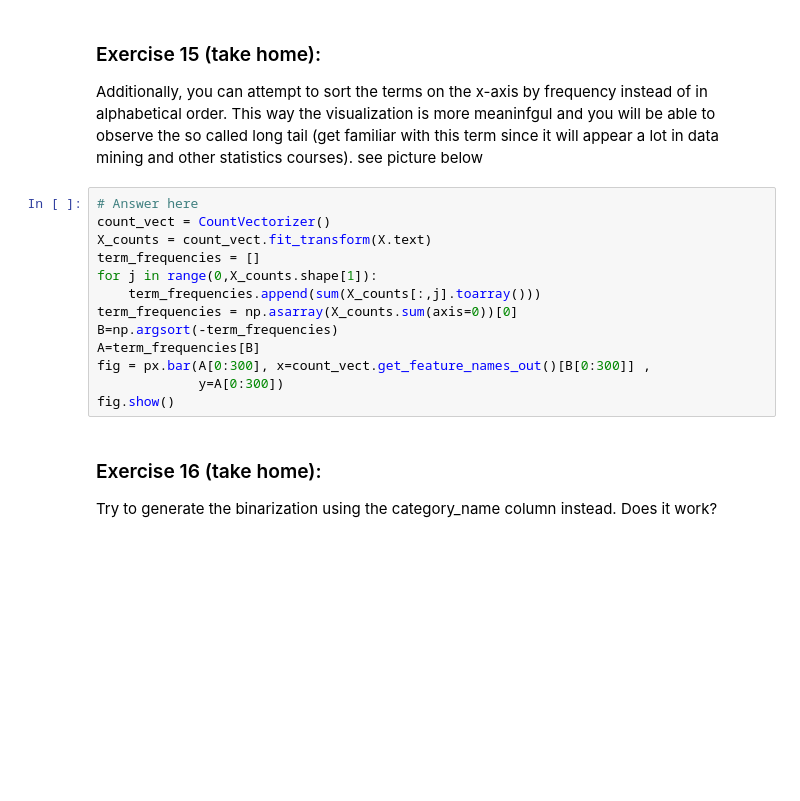
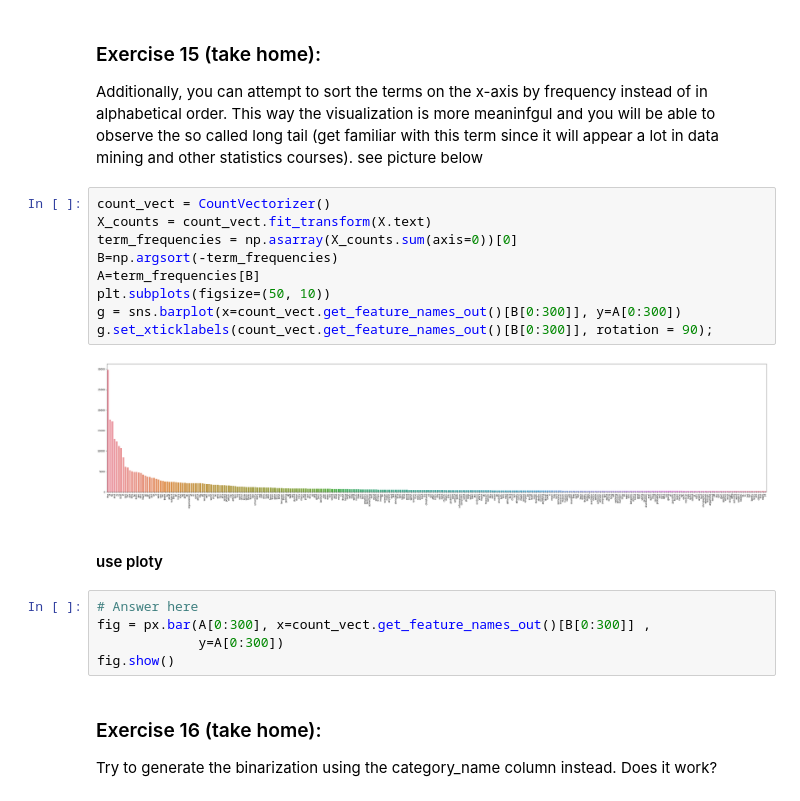
Before and after one commit to y880916c/DM2022-Lab1-Master, a Jupyter notebook: DM2022-Lab1-Homework.ipynb, the cells around one changed output. Cells and saved outputs as stored; diff of their text form; blank space fills up the shorter version.

```diff
--- a/DM2022-Lab1-Homework.ipynb
+++ b/DM2022-Lab1-Homework.ipynb
@@ -253,18 +275,23 @@ fig.show()
 ### Exercise 15 (take home):
 Additionally, you can attempt to sort the terms on the x-axis by frequency instead of in alphabetical order. This way the visualization is more meaninfgul and you will be able to observe the so called long tail (get familiar with this term since it will appear a lot in data mining and other statistics courses). see picture below
 # %%
-# Answer here
 count_vect = CountVectorizer()
 X_counts = count_vect.fit_transform(X.text)
-term_frequencies = []
-for j in range(0,X_counts.shape[1]):
-    term_frequencies.append(sum(X_counts[:,j].toarray()))
 term_frequencies = np.asarray(X_counts.sum(axis=0))[0]
 B=np.argsort(-term_frequencies)
 A=term_frequencies[B]
-fig = px.bar(A[0:300], x=count_vect.get_feature_names_out()[B[0:300]] ,
-             y=A[0:300])
-fig.show()
+plt.subplots(figsize=(50, 10))
+g = sns.barplot(x=count_vect.get_feature_names_out()[B[0:300]], y=A[0:300])
+g.set_xticklabels(count_vect.get_feature_names_out()[B[0:300]], rotation = 90);
+# %% [output]
+[figure, added]
+# %% [markdown]
+#### use ploty
+# %%
+# Answer here
+fig = px.bar(A[0:300], x=count_vect.get_feature_names_out()[B[0:300]] ,
+             y=A[0:300])
+fig.show()
 # %% [markdown]
 ### Exercise 16 (take home):
 Try to generate the binarization using the category_name column instead. Does it work?
```
Also changed, not shown: parts of 12 cells of this notebook.
